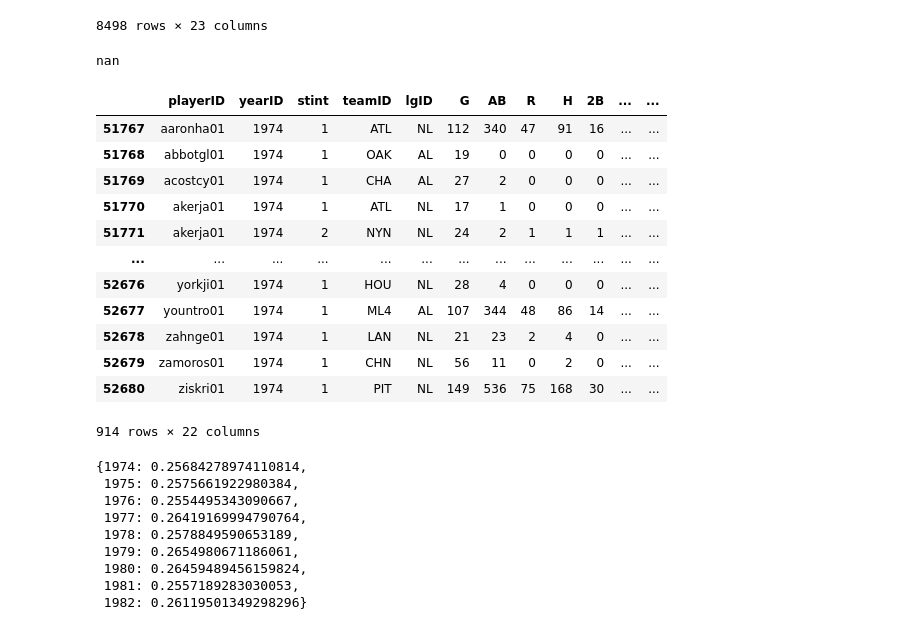
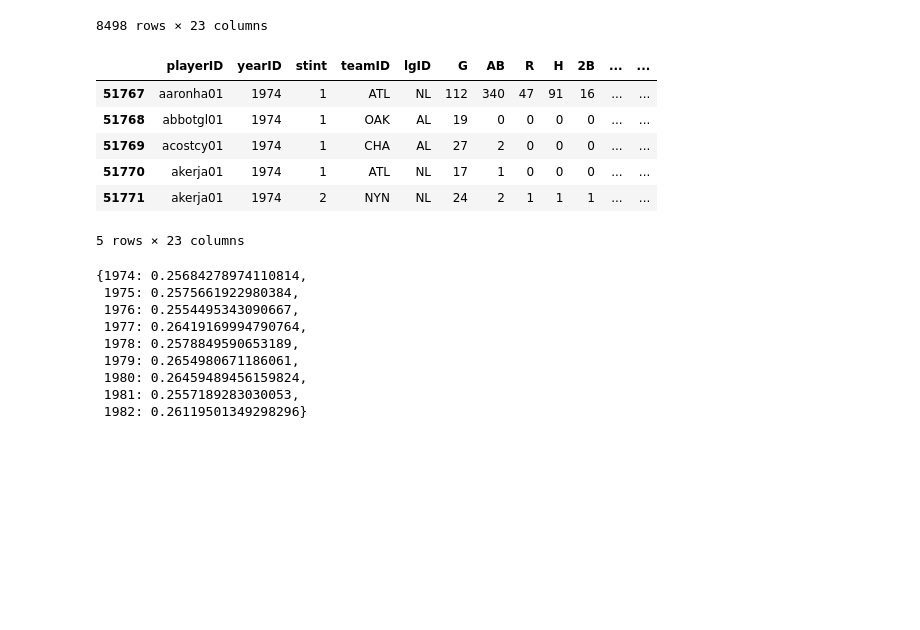
Before and after one commit to diegoleonardoro/mlb_analysis-, a Jupyter notebook: Untitled.ipynb, the cells around one changed output. Cells and saved outputs as stored; diff of their text form; code cells hidden in the pictures; blank space fills up the shorter version.

Commit message:
data

```diff
--- a/Untitled.ipynb
+++ b/Untitled.ipynb
@@ -68,22 +68,14 @@ for year in years:
     data_by_year_list.append (x)
-# %%
-np.average (data_by_year_list[0]["AVG"])
-# %% [output]
-nan
-# %%
-data_by_year_list[0]
-# %% [output]
-|  | playerID | yearID | stint | teamID | lgID | G | AB | R | H | 2B | ... | ... |
-| 51767 | aaronha01 | 1974 | 1 | ATL | NL | 112 | 340 | 47 | 91 | 16 | ... | ... |
-| 51768 | abbotgl01 | 1974 | 1 | OAK | AL | 19 | 0 | 0 | 0 | 0 | ... | ... |
-| 51769 | acostcy01 | 1974 | 1 | CHA | AL | 27 | 2 | 0 | 0 | 0 | ... | ... |
-| 51770 | akerja01 | 1974 | 1 | ATL | NL | 17 | 1 | 0 | 0 | 0 | ... | ... |
-| 51771 | akerja01 | 1974 | 2 | NYN | NL | 24 | 2 | 1 | 1 | 1 | ... | ... |
-| ... | ... | ... | ... | ... | ... | ... | ... | ... | ... | ... | ... | ... |
-| 52676 | yorkji01 | 1974 | 1 | HOU | NL | 28 | 4 | 0 | 0 | 0 | ... | ... |
-| 52677 | yountro01 | 1974 | 1 | ML4 | AL | 107 | 344 | 48 | 86 | 14 | ... | ... |
-| 52678 | zahnge01 | 1974 | 1 | LAN | NL | 21 | 23 | 2 | 4 | 0 | ... | ... |
-| 52679 | zamoros01 | 1974 | 1 | CHN | NL | 56 | 11 | 0 | 2 | 0 | ... | ... |
-| 52680 | ziskri01 | 1974 | 1 | PIT | NL | 149 | 536 | 75 | 168 | 30 | ... | ... |
-914 rows × 22 columns
+# %%
+# data_by_year_list[0] is going to show the year 1974:
+
+data_by_year_list[0].head()
+# %% [output]
+|  | playerID | yearID | stint | teamID | lgID | G | AB | R | H | 2B | ... | ... |
+| 51767 | aaronha01 | 1974 | 1 | ATL | NL | 112 | 340 | 47 | 91 | 16 | ... | ... |
+| 51768 | abbotgl01 | 1974 | 1 | OAK | AL | 19 | 0 | 0 | 0 | 0 | ... | ... |
+| 51769 | acostcy01 | 1974 | 1 | CHA | AL | 27 | 2 | 0 | 0 | 0 | ... | ... |
+| 51770 | akerja01 | 1974 | 1 | ATL | NL | 17 | 1 | 0 | 0 | 0 | ... | ... |
+| 51771 | akerja01 | 1974 | 2 | NYN | NL | 24 | 2 | 1 | 1 | 1 | ... | ... |
+5 rows × 23 columns
 # %%
```
Also changed, not shown: parts of 21 cells of this notebook.
